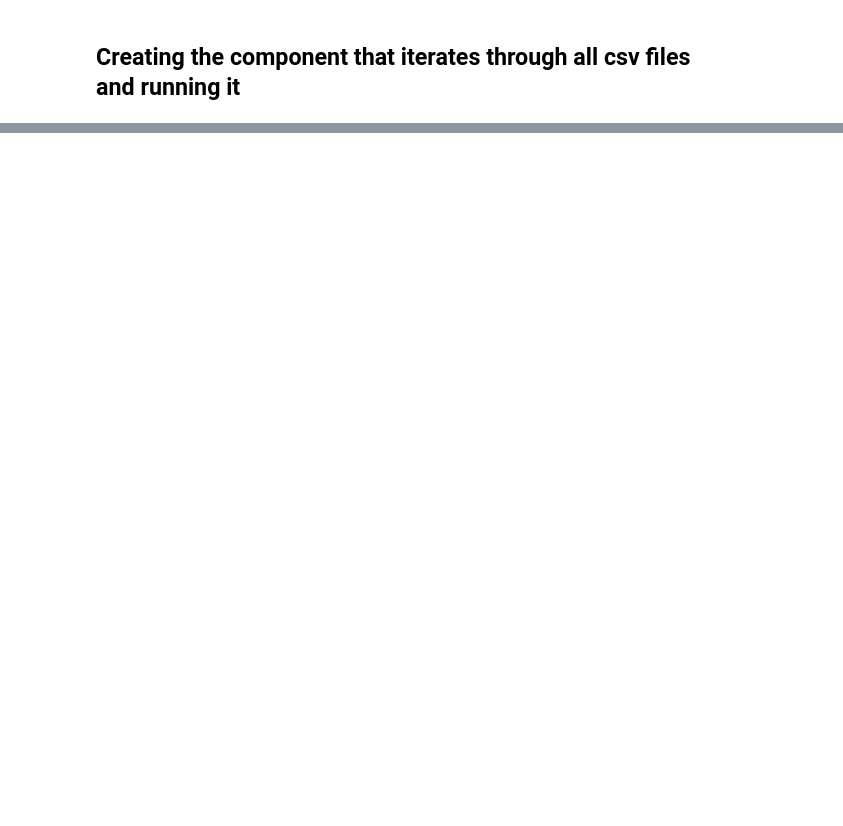
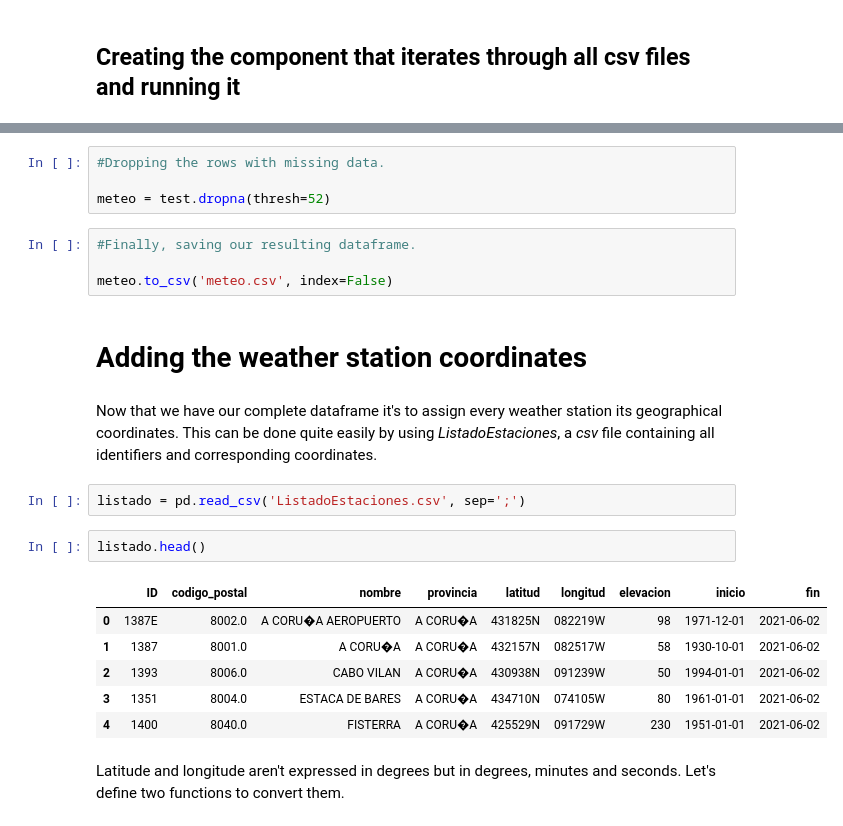
Before and after one commit to on2wheels-es/data, a Jupyter notebook: 7. Creating a climate index.ipynb, the cells around one changed output, grey strips where cells are left out. Saved outputs shown, nothing was run; the diff lists cells and outputs as text; blank space fills up the shorter version.

```diff
--- a/7. Creating a climate index.ipynb
+++ b/7. Creating a climate index.ipynb
@@ -681,0 +674,25 @@ meteo.to_csv('meteo.csv', index=False)
+# %%
+#Dropping the rows with missing data.
+
+meteo = test.dropna(thresh=52)
+# %%
+#Finally, saving our resulting dataframe.
+
+meteo.to_csv('meteo.csv', index=False)
+# %% [markdown]
+# Adding the weather station coordinates
+# %% [markdown]
+Now that we have our complete dataframe it's to assign every weather station its geographical coordinates. This can be done quite easily by using *ListadoEstaciones*, a *csv* file containing all identifiers and corresponding coordinates.
+# %%
+listado = pd.read_csv('ListadoEstaciones.csv', sep=';')
+# %%
+listado.head()
+# %% [output]
+|  | ID | codigo_postal | nombre | provincia | latitud | longitud | elevacion | inicio | fin |
+| 0 | 1387E | 8002.0 | A CORU�A AEROPUERTO | A CORU�A | 431825N | 082219W | 98 | 1971-12-01 | 2021-06-02 |
+| 1 | 1387 | 8001.0 | A CORU�A | A CORU�A | 432157N | 082517W | 58 | 1930-10-01 | 2021-06-02 |
+| 2 | 1393 | 8006.0 | CABO VILAN | A CORU�A | 430938N | 091239W | 50 | 1994-01-01 | 2021-06-02 |
+| 3 | 1351 | 8004.0 | ESTACA DE BARES | A CORU�A | 434710N | 074105W | 80 | 1961-01-01 | 2021-06-02 |
+| 4 | 1400 | 8040.0 | FISTERRA | A CORU�A | 425529N | 091729W | 230 | 1951-01-01 | 2021-06-02 |
+# %% [markdown]
+Latitude and longitude aren't expressed in degrees but in degrees, minutes and seconds. Let's define two functions to convert them.
```
Also changed, not shown: parts of 25 cells of this notebook, 2 other files.
